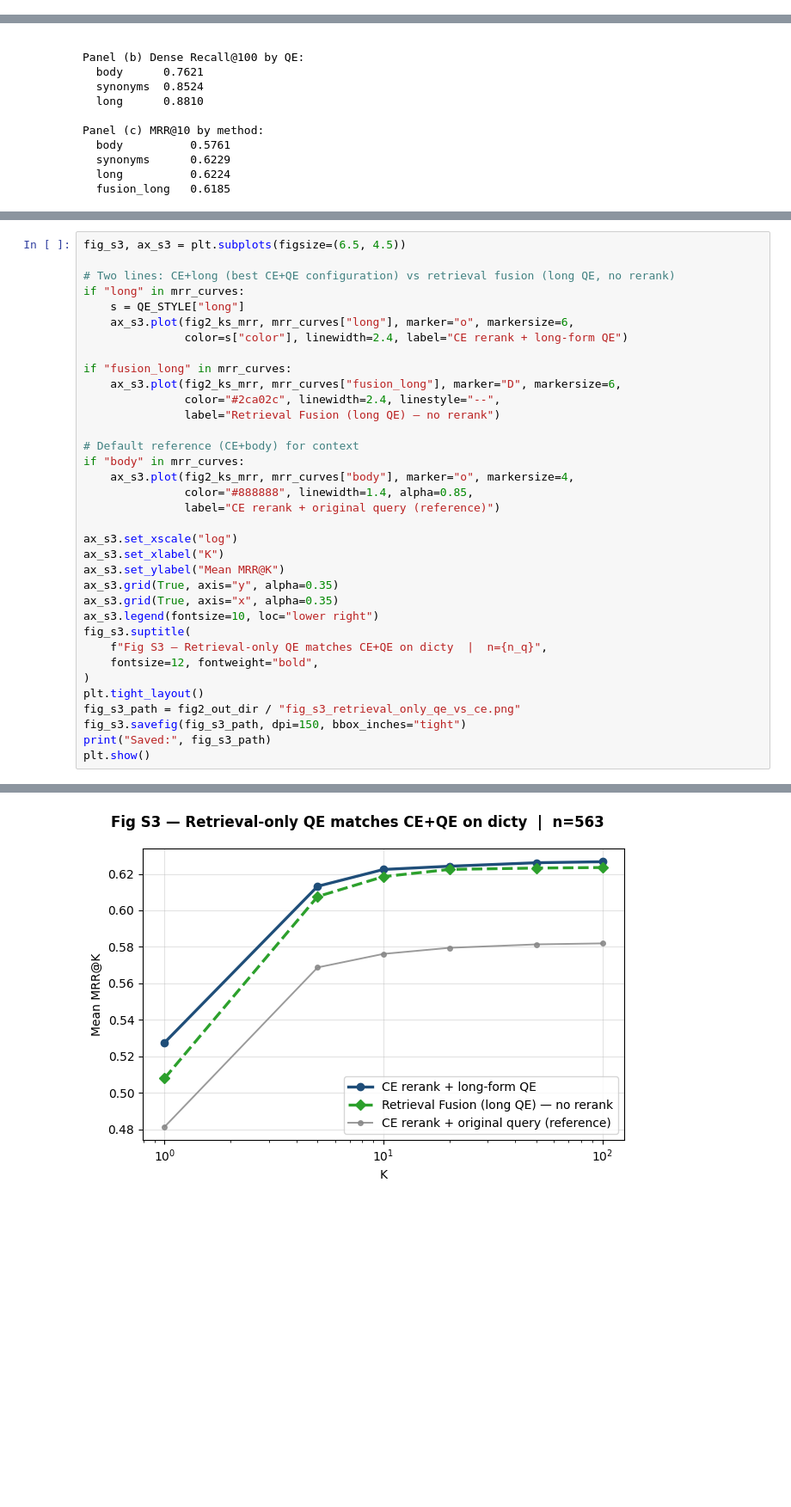
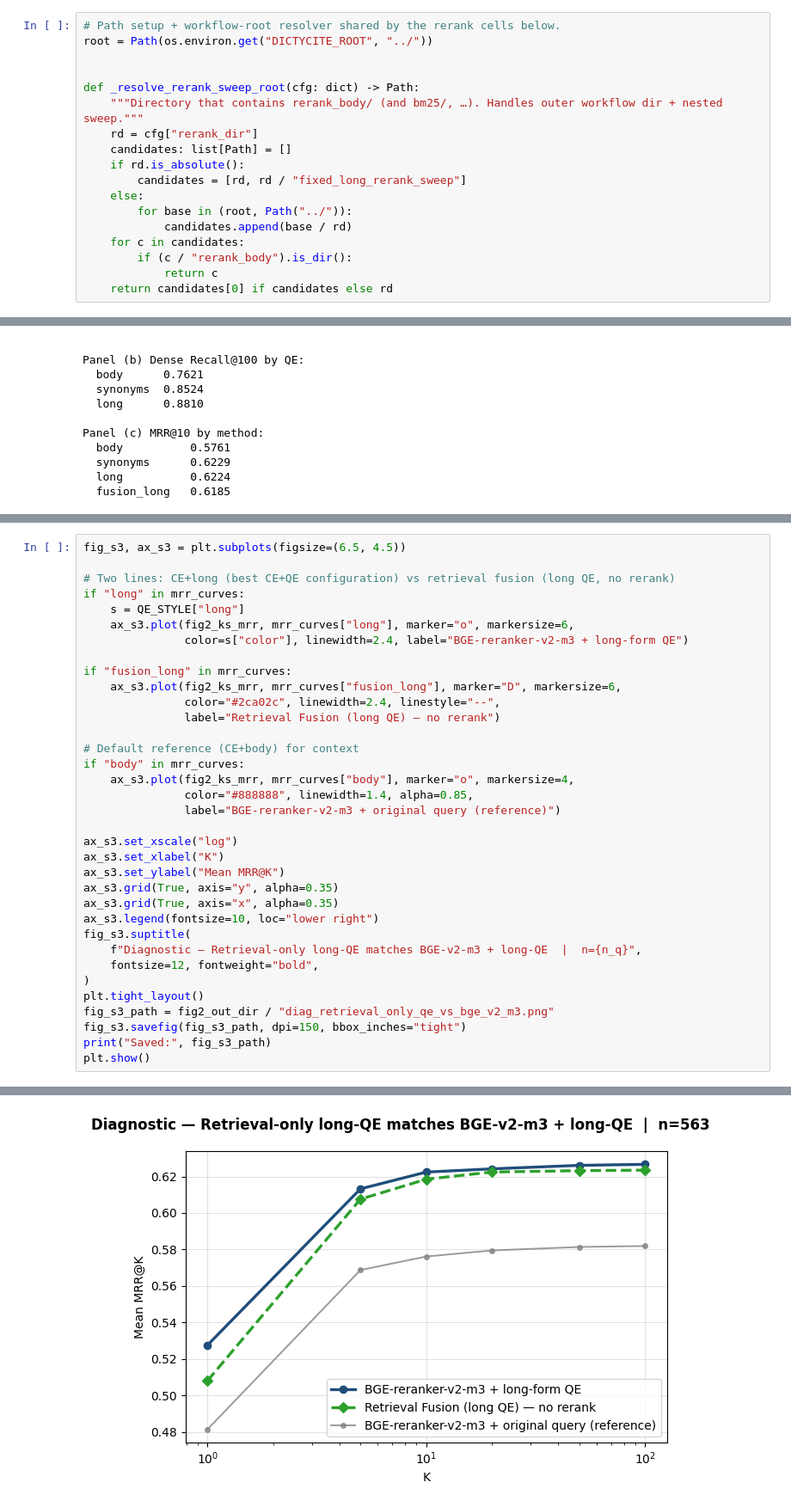
Before and after one commit to fulaibaowang/dictycite, a Jupyter notebook: notebooks/query_expansion_sweeping.ipynb, the cells around one changed output, grey strips where cells are left out. Shown at 86% size. Saved outputs shown, nothing was run; the diff lists cells and outputs as text; blank space fills up the shorter version.

```diff
--- a/notebooks/query_expansion_sweeping.ipynb
+++ b/notebooks/query_expansion_sweeping.ipynb
@@ -654 +23,19 @@ shape: (3, 3)
+# %%
+# Path setup + workflow-root resolver shared by the rerank cells below.
+root = Path(os.environ.get("DICTYCITE_ROOT", "../"))
+
+
+def _resolve_rerank_sweep_root(cfg: dict) -> Path:
+    """Directory that contains rerank_body/ (and bm25/, …). Handles outer workflow dir + nested sweep."""
+    rd = cfg["rerank_dir"]
+    candidates: list[Path] = []
+    if rd.is_absolute():
+        candidates = [rd, rd / "fixed_long_rerank_sweep"]
+    else:
+        for base in (root, Path("../")):
+            candidates.append(base / rd)
+    for c in candidates:
+        if (c / "rerank_body").is_dir():
+            return c
+    return candidates[0] if candidates else rd
 # %% [markdown]
@@ -991,7 +787,7 @@ fig_s3, ax_s3 = plt.subplots(figsize=(6.5, 4.5))
 if "long" in mrr_curves:
     s = QE_STYLE["long"]
     ax_s3.plot(fig2_ks_mrr, mrr_curves["long"], marker="o", markersize=6,
-               color=s["color"], linewidth=2.4, label="CE rerank + long-form QE")
+               color=s["color"], linewidth=2.4, label="BGE-reranker-v2-m3 + long-form QE")
 
 if "fusion_long" in mrr_curves:
     ax_s3.plot(fig2_ks_mrr, mrr_curves["fusion_long"], marker="D", markersize=6,
@@ -1002,7 +798,7 @@ if "fusion_long" in mrr_curves:
 if "body" in mrr_curves:
     ax_s3.plot(fig2_ks_mrr, mrr_curves["body"], marker="o", markersize=4,
                color="#888888", linewidth=1.4, alpha=0.85,
-               label="CE rerank + original query (reference)")
+               label="BGE-reranker-v2-m3 + original query (reference)")
 
 ax_s3.set_xscale("log")
 ax_s3.set_xlabel("K")
@@ -1011,11 +807,11 @@ ax_s3.grid(True, axis="y", alpha=0.35)
 ax_s3.grid(True, axis="x", alpha=0.35)
 ax_s3.legend(fontsize=10, loc="lower right")
 fig_s3.suptitle(
-    f"Fig S3 — Retrieval-only QE matches CE+QE on dicty  |  n={n_q}",
+    f"Diagnostic — Retrieval-only long-QE matches BGE-v2-m3 + long-QE  |  n={n_q}",
     fontsize=12, fontweight="bold",
 )
 plt.tight_layout()
-fig_s3_path = fig2_out_dir / "fig_s3_retrieval_only_qe_vs_ce.png"
+fig_s3_path = fig2_out_dir / "diag_retrieval_only_qe_vs_bge_v2_m3.png"
 fig_s3.savefig(fig_s3_path, dpi=150, bbox_inches="tight")
 print("Saved:", fig_s3_path)
 plt.show()
@@ -1024 +820 @@ Saved: /Users/yun/develop/dictycite/output/workflow_baseline_full_sweep/workflow
-[figure, old version]
+[figure, new version]
```
Also changed, not shown: parts of 13 cells of this notebook, 6 other files.
